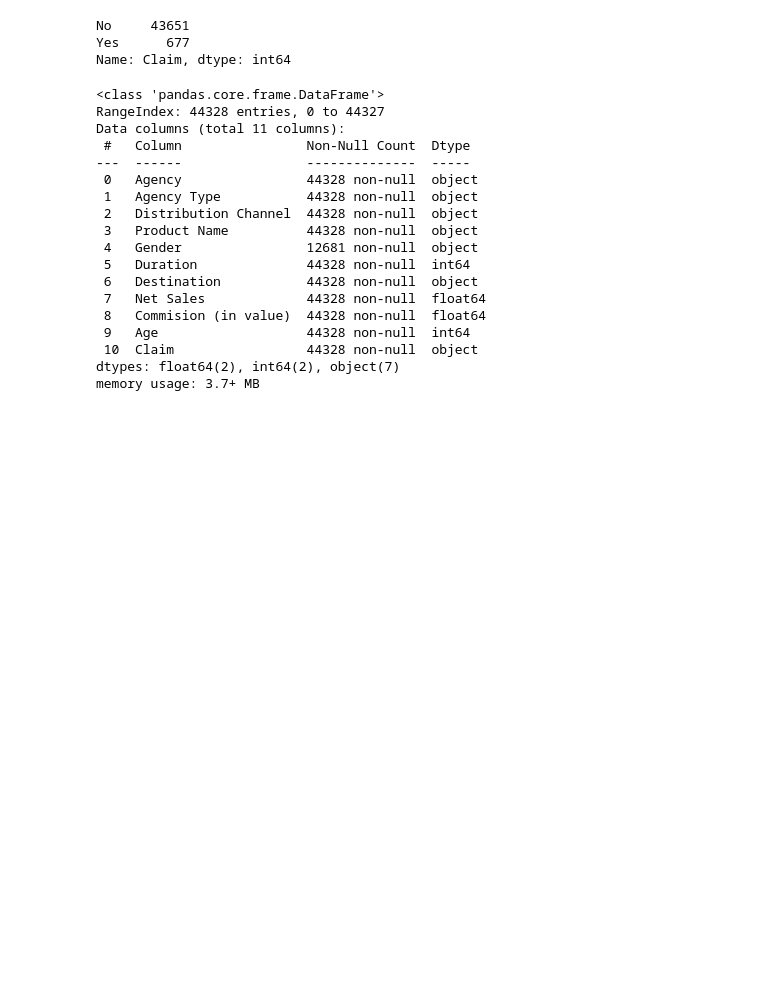
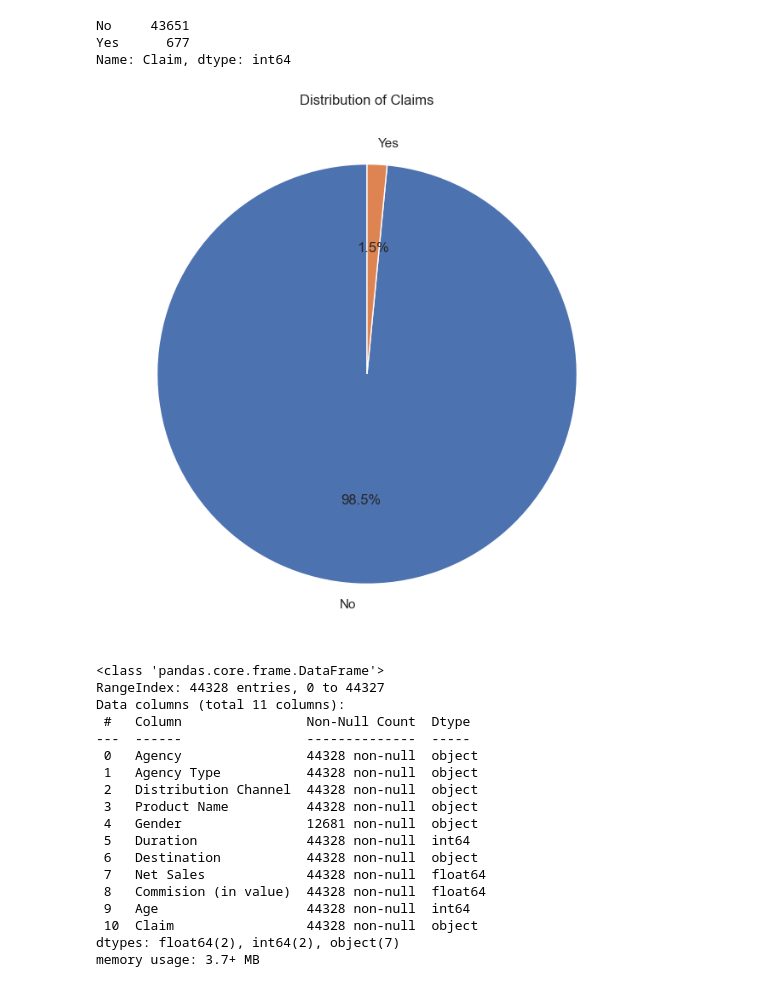
Before and after one commit to andhya26/capstone3, a Jupyter notebook: trycaps3.ipynb, the cells around one changed output. Saved outputs shown, nothing was run; the diff lists cells and outputs as text; code cells hidden in the pictures; blank space fills up the shorter version.

```diff
--- a/trycaps3.ipynb
+++ b/trycaps3.ipynb
@@ -121,6 +121,17 @@ df['Claim'].value_counts()
 No     43651
 Yes      677
 Name: Claim, dtype: int64
+# %%
+import matplotlib.pyplot as plt
+
+claim_counts = df['Claim'].value_counts().to_dict()
+
+plt.figure(figsize=(8, 8))
+plt.pie(claim_counts.values(), labels=claim_counts.keys(), autopct='%1.1f%%', startangle=90)
+plt.title('Distribution of Claims')
+plt.show()
+# %% [output]
+[figure, added]
 # %%
 # melihat jenis tipe data pada tiap kolom
 df.info()
```
Also changed, not shown: parts of 24 cells of this notebook.
